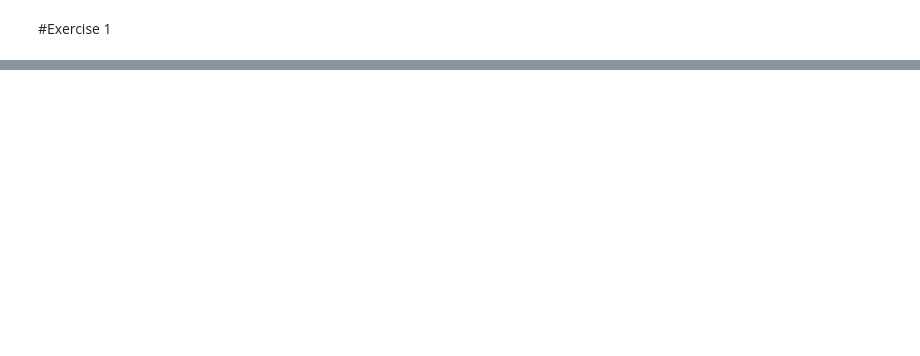
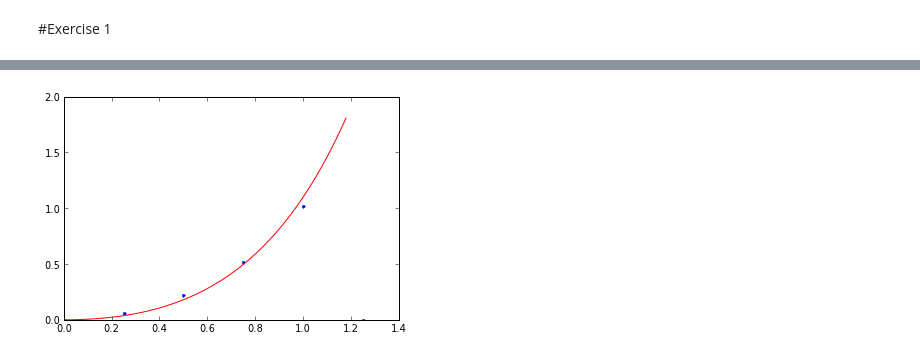
Before and after one commit to mattyuiop/PHYS202-S13, a Jupyter notebook: Week7/EulerMethod.ipynb, the cells around one changed output, grey strips where cells are left out. Cells and saved outputs as stored; diff of their text form; code cells hidden in the pictures; blank space fills up the shorter version.

```diff
--- a/Week7/EulerMethod.ipynb
+++ b/Week7/EulerMethod.ipynb
@@ -73,0 +56,18 @@ show()
+# %%
+# solve numerically:  dy/dx = x + 2y
+#step  = 0.25
+dt = .25
+yss= dxdys =zeros(1/dt +2)
+xss = arange(0,1+ 2*dt,dt)
+y,x = 0,0
+for i in range(len(dxdys)-1):
+    yprime = y*2 + x
+    y += yprime*dt
+    x += dt
+    yss[i] = y
+plot(xss[:len(xssn)-1],yss[:len(xssn)-1], '.b')
+#plot(xss,dxdys, 'm')
+plot(xtest[:len(xtest)/2],ytest[:len(xtest)/2], 'r')
+show()
+# %% [output]
+[figure, added]
```
Also changed, not shown: parts of 8 cells of this notebook, 1 other file.
